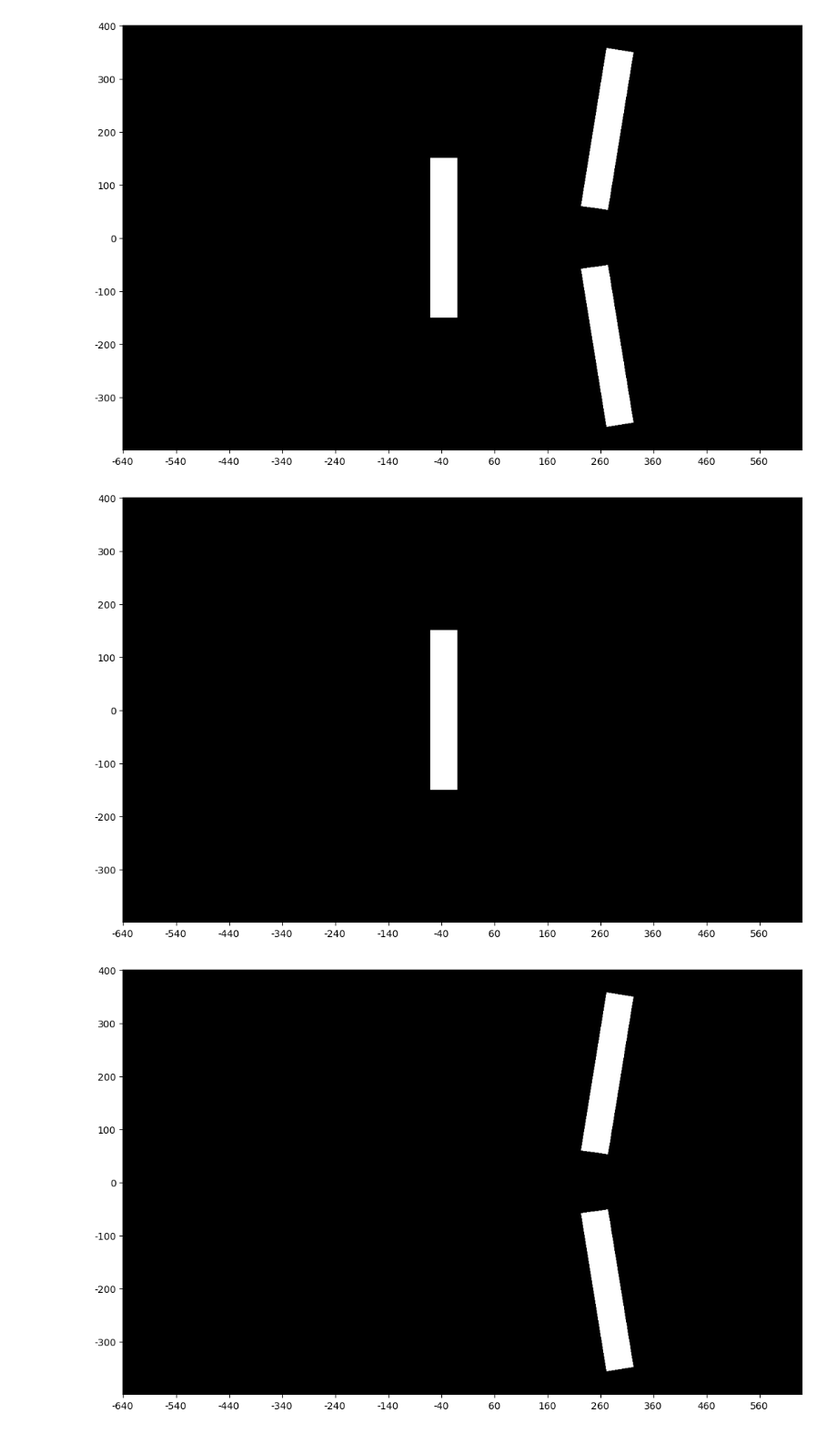
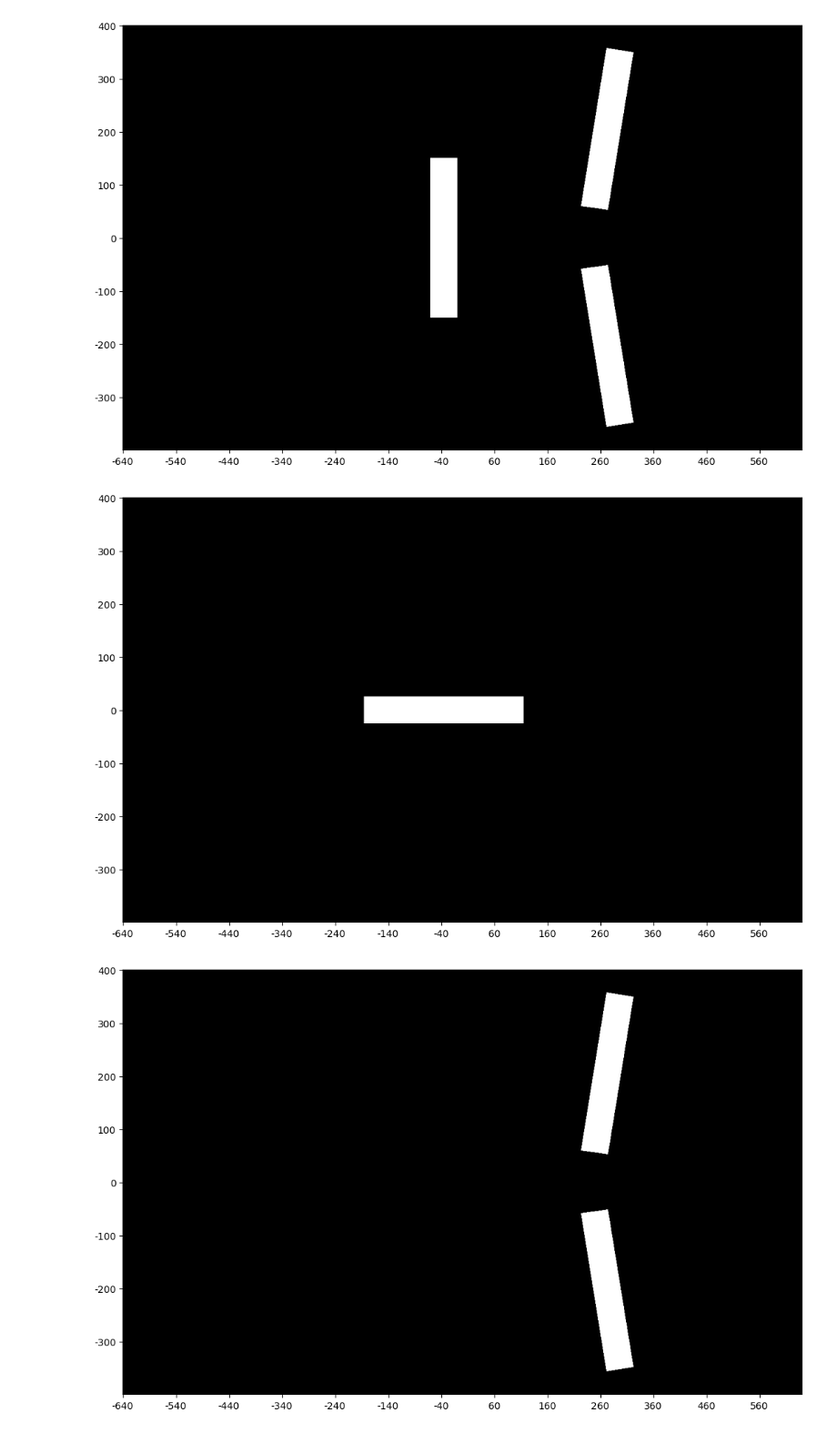
Before and after one commit to scliu7/useful_stuff, a Jupyter notebook: active_matters/draw_bars/draw_bar_from_coord.ipynb, the cells around one changed output. Shown at 91% size. Saved outputs shown, nothing was run; the diff lists cells and outputs as text; code cells hidden in the pictures.

```diff
--- a/active_matters/draw_bars/draw_bar_from_coord.ipynb
+++ b/active_matters/draw_bars/draw_bar_from_coord.ipynb
@@ -279,16 +303,15 @@ display_tiff("push_all")
 # %% [output]
 [figure]
 # %%
-# only bar # 1
 size = (50, 300)  # width, height
 coords = [(-35, 0)]#, (273.469, 204.082), (273.469, -204.082)]  # x, y coordinates of bars
-angles = [90]#, 99.184, -99.184]  # angles of bars
+angles = [0]#, 99.184, -99.184]  # angles of bars
 
 img = draw_bars(size, coords, angles)
-save_tiff("push_all_only_1", img)
-display_tiff("push_all_only_1")
+save_tiff("1_bar", img)
+display_tiff("1_bar")
 # %% [output]
-[figure, old version]
+[figure, new version]
 # %%
 # only bar # 1
 size = (50, 300)  # width, height
```
Also changed, not shown: parts of 5 cells of this notebook.
